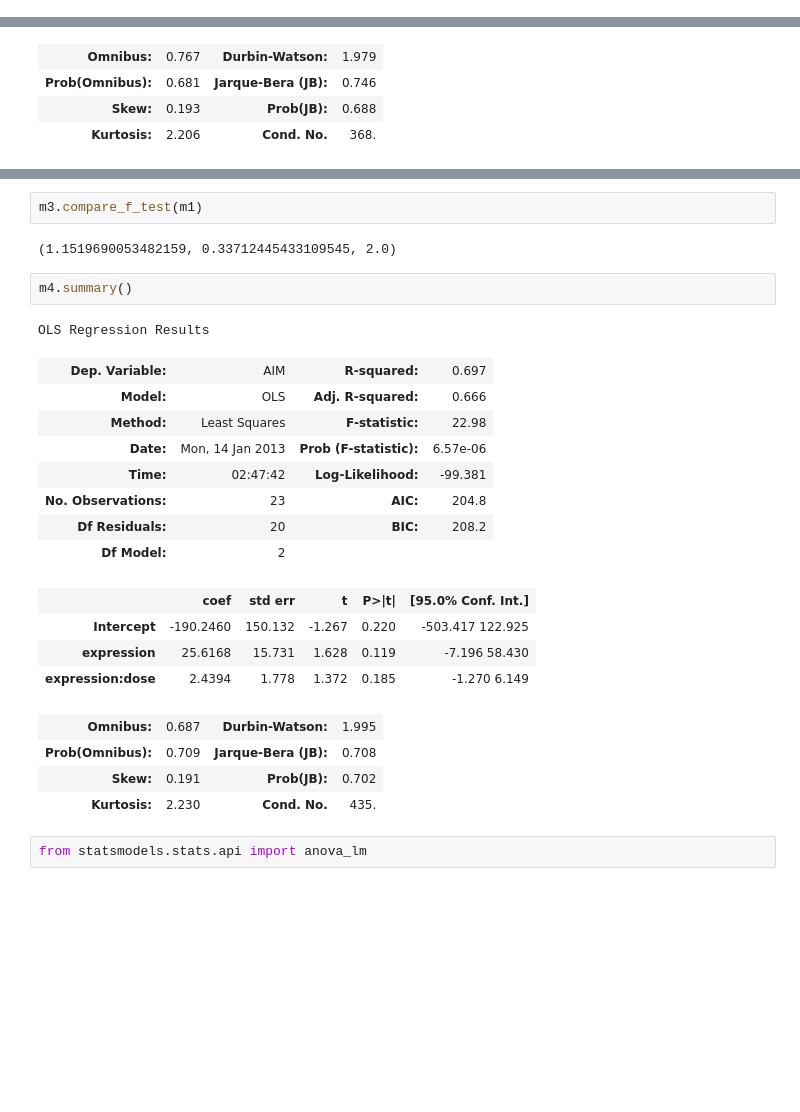
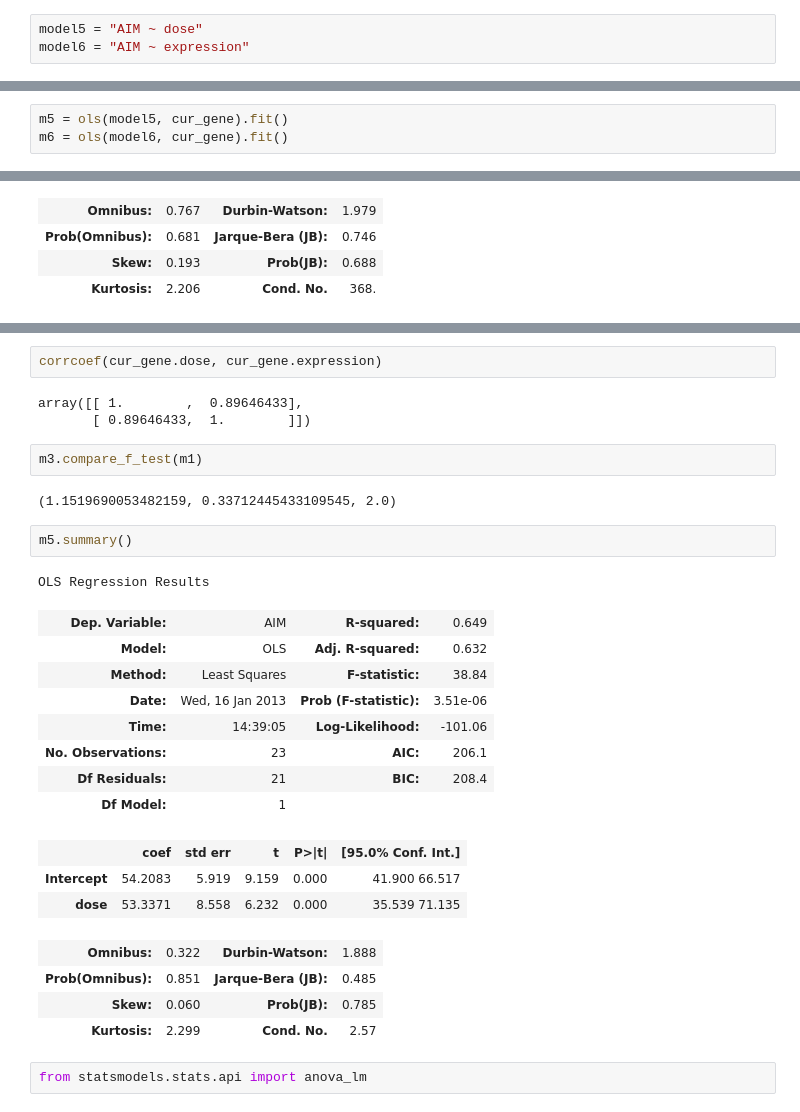
Before and after one commit to aheilbut/pdmouse, a Jupyter notebook: py/PDfilters.ipynb, the cells around one changed output, grey strips where cells are left out. Drawn from its saved outputs; the diff is of its cells as text; blank space fills up the shorter version.

```diff
--- a/py/PDfilters.ipynb
+++ b/py/PDfilters.ipynb
@@ -677 +677,4 @@ model3 = "AIM ~ expression*dose + 1"
 model4 = "AIM ~ expression + expression:dose + 1"
+# %%
+model5 = "AIM ~ dose"
+model6 = "AIM ~ expression"
@@ -688,3 +699,6 @@ m1 = ols(fimodel, cur_gene).fit()
 m2 = ols(model2, cur_gene).fit()
 m3 = ols(model3, cur_gene).fit()
 m4 = ols(model4, cur_gene).fit()
+# %%
+m5 = ols(model5, cur_gene).fit()
+m6 = ols(model6, cur_gene).fit()
@@ -748,30 +891,34 @@ OLS Regression Results
 | Prob(Omnibus): | 0.914 | Jarque-Bera (JB): | 0.312 |
 | Skew: | 0.176 | Prob(JB): | 0.856 |
 | Kurtosis: | 2.551 | Cond. No. | 1.07e+03 |
+# %%
+corrcoef(cur_gene.dose, cur_gene.expression)
+# %% [output]
+array([[ 1.        ,  0.89646433],
+       [ 0.89646433,  1.        ]])
 # %%
 m3.compare_f_test(m1)
 # %% [output]
 (1.1519690053482159, 0.33712445433109545, 2.0)
 # %%
-m4.summary()
+m5.summary()
 # %% [output]
 OLS Regression Results
-| Dep. Variable: | AIM | R-squared: | 0.697 |
-| Model: | OLS | Adj. R-squared: | 0.666 |
-| Method: | Least Squares | F-statistic: | 22.98 |
-| Date: | Mon, 14 Jan 2013 | Prob (F-statistic): | 6.57e-06 |
-| Time: | 02:47:42 | Log-Likelihood: | -99.381 |
-| No. Observations: | 23 | AIC: | 204.8 |
-| Df Residuals: | 20 | BIC: | 208.2 |
-| Df Model: | 2 |  |  |
+| Dep. Variable: | AIM | R-squared: | 0.649 |
+| Model: | OLS | Adj. R-squared: | 0.632 |
+| Method: | Least Squares | F-statistic: | 38.84 |
+| Date: | Wed, 16 Jan 2013 | Prob (F-statistic): | 3.51e-06 |
+| Time: | 14:39:05 | Log-Likelihood: | -101.06 |
+| No. Observations: | 23 | AIC: | 206.1 |
+| Df Residuals: | 21 | BIC: | 208.4 |
+| Df Model: | 1 |  |  |
 |  | coef | std err | t | P>|t| | [95.0% Conf. Int.] |
-| Intercept | -190.2460 | 150.132 | -1.267 | 0.220 | -503.417 122.925 |
-| expression | 25.6168 | 15.731 | 1.628 | 0.119 | -7.196 58.430 |
-| expression:dose | 2.4394 | 1.778 | 1.372 | 0.185 | -1.270 6.149 |
+| Intercept | 54.2083 | 5.919 | 9.159 | 0.000 | 41.900 66.517 |
+| dose | 53.3371 | 8.558 | 6.232 | 0.000 | 35.539 71.135 |
-| Omnibus: | 0.687 | Durbin-Watson: | 1.995 |
-| Prob(Omnibus): | 0.709 | Jarque-Bera (JB): | 0.708 |
-| Skew: | 0.191 | Prob(JB): | 0.702 |
-| Kurtosis: | 2.230 | Cond. No. | 435. |
+| Omnibus: | 0.322 | Durbin-Watson: | 1.888 |
+| Prob(Omnibus): | 0.851 | Jarque-Bera (JB): | 0.485 |
+| Skew: | 0.060 | Prob(JB): | 0.785 |
+| Kurtosis: | 2.299 | Cond. No. | 2.57 |
 # %%
 from statsmodels.stats.api import anova_lm
 # %%
```
Also changed, not shown: parts of 62 cells of this notebook, 2 other files.
